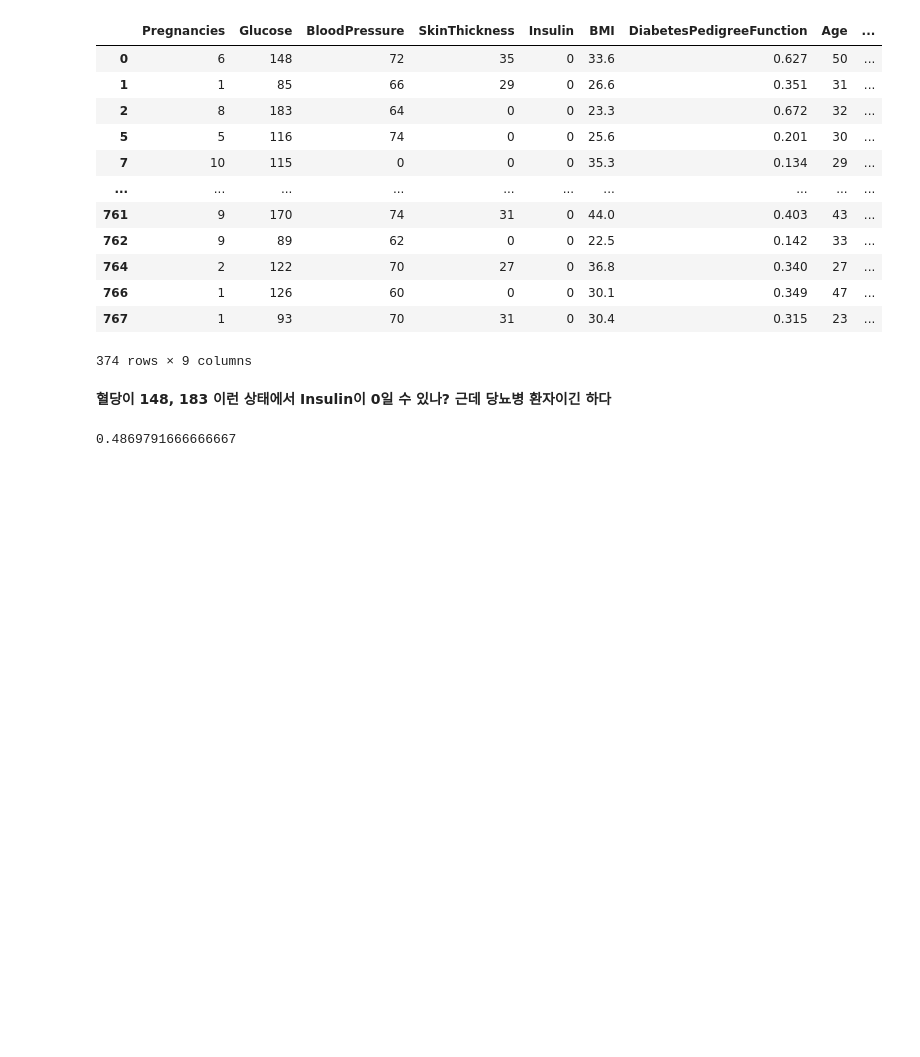
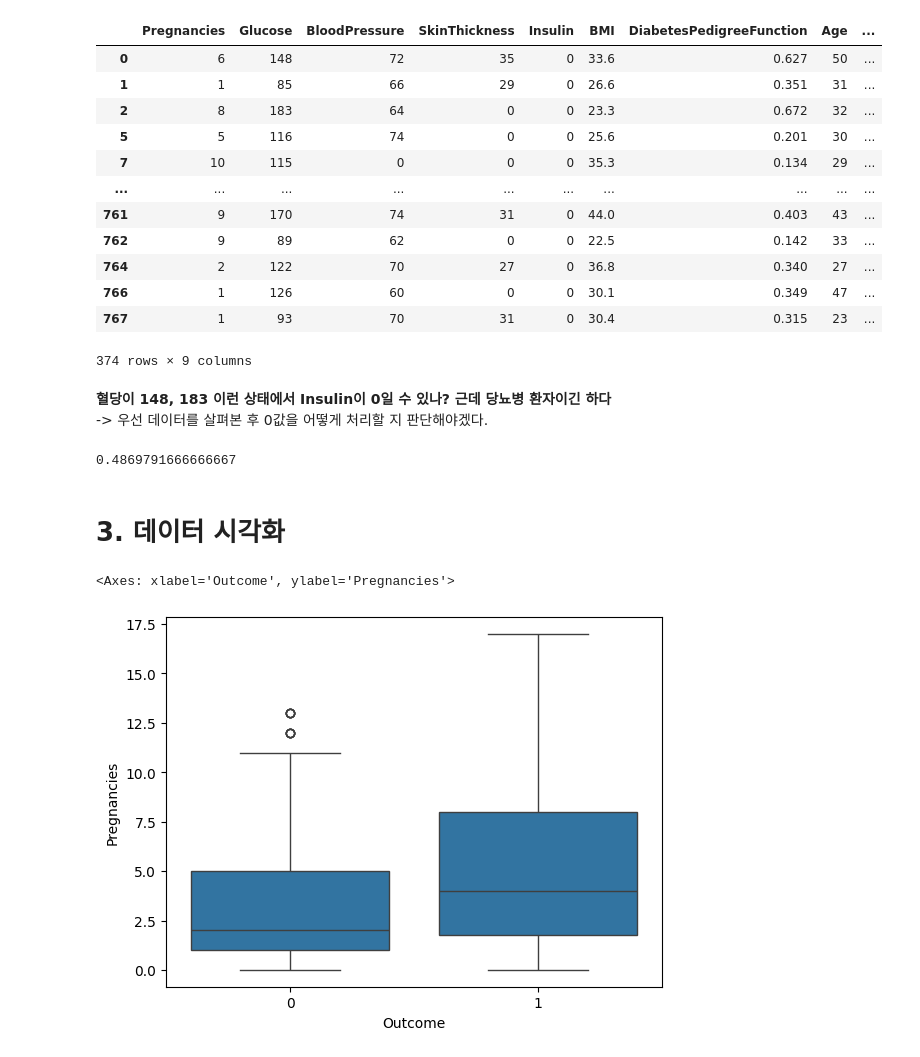
Before and after one commit to zefo38/diabetes_predict, a Jupyter notebook: Diabetes_Predict.ipynb, the cells around one changed output. Cells and saved outputs as stored; diff of their text form; code cells hidden in the pictures; blank space fills up the shorter version.

```diff
--- a/Diabetes_Predict.ipynb
+++ b/Diabetes_Predict.ipynb
@@ -110,4 +110,5 @@ data[data['Insulin']==0]
 374 rows × 9 columns
 # %% [markdown]
 **혈당이 148, 183 이런 상태에서 Insulin이 0일 수 있나? 근데 당뇨병 환자이긴 하다**
+-> 우선 데이터를 살펴본 후 0값을 어떻게 처리할 지 판단해야겠다.
 # %%
@@ -115,2 +116,9 @@ data[data['Insulin']==0]
 # %% [output]
 0.4869791666666667
+# %% [markdown]
+# 3. 데이터 시각화
+# %%
+sns.boxplot(x= 'Outcome', y='Pregnancies',data=data )
+# %% [output]
+<Axes: xlabel='Outcome', ylabel='Pregnancies'>
+[figure, added]
```
Also changed, not shown: parts of 5 cells of this notebook.
